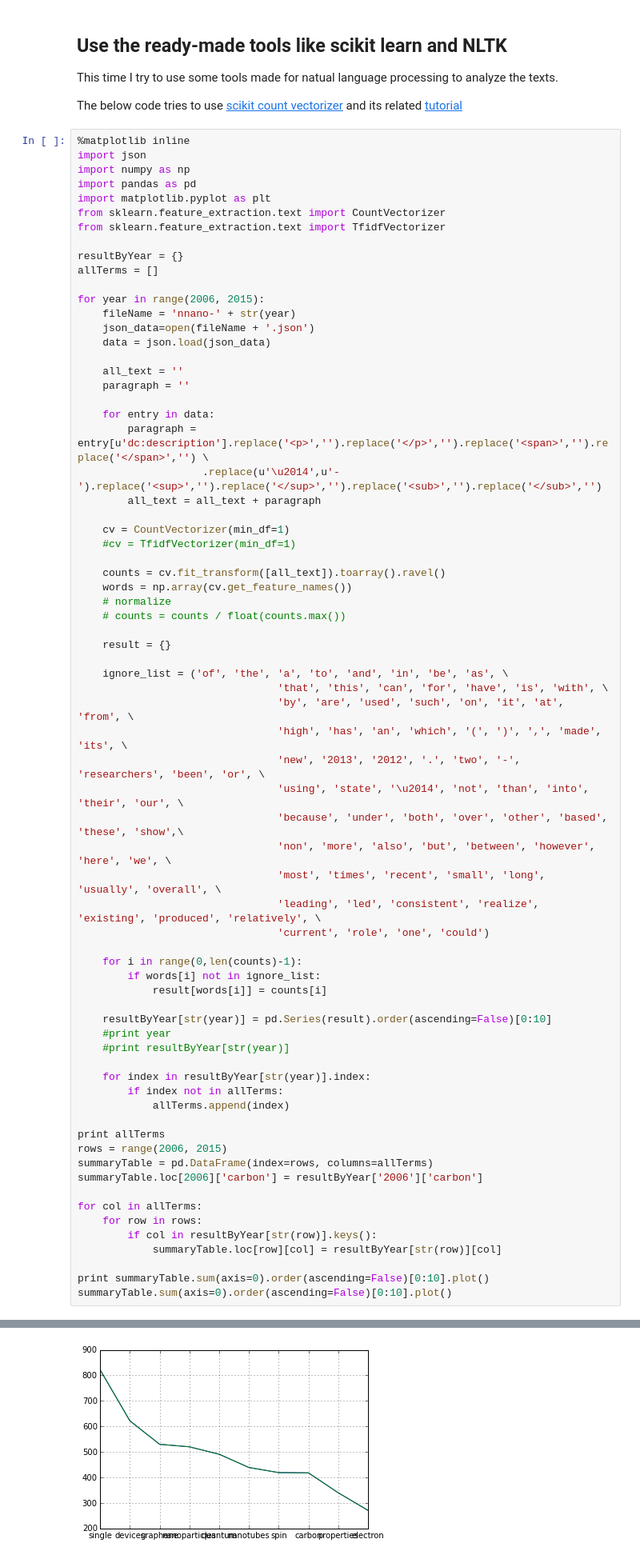
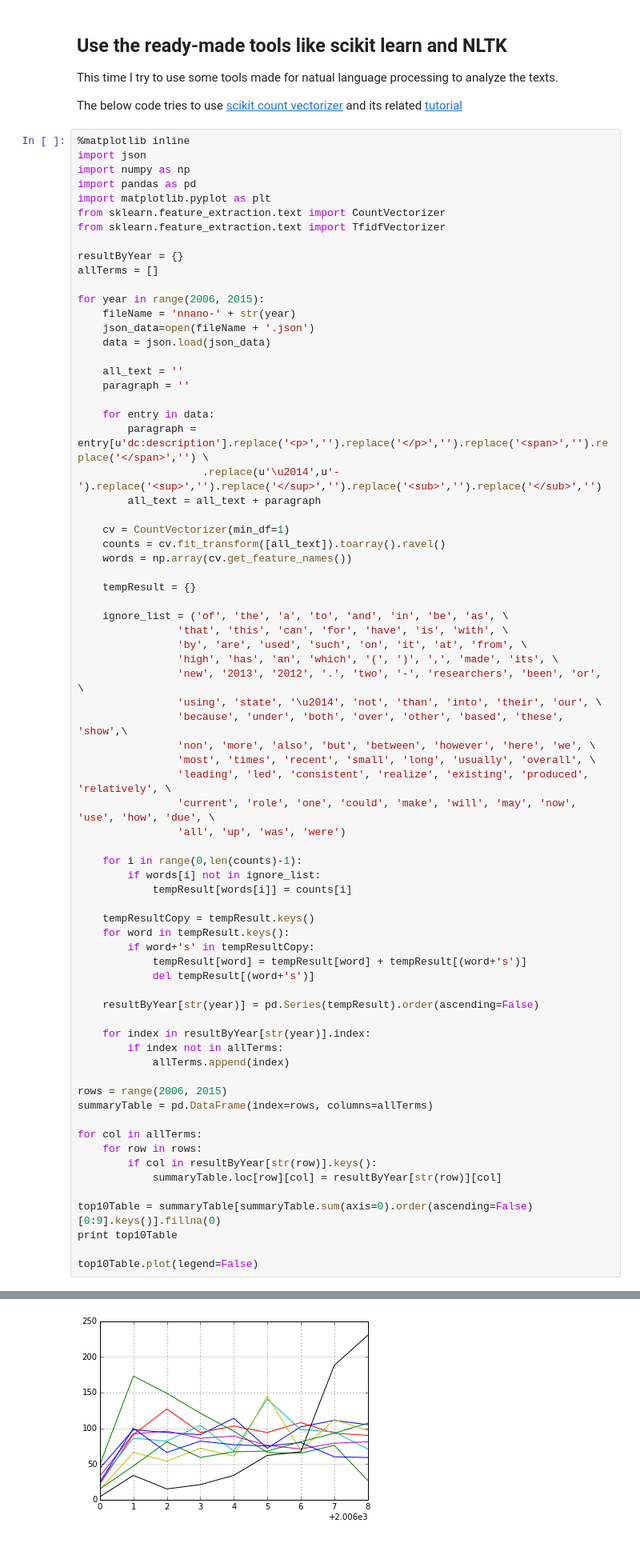
Before and after one commit to deene/learn-ipython, a Jupyter notebook: academic-data-mining.ipynb, the cells around one changed output, grey strips where cells are left out. Shown at 80% size. Saved outputs shown, nothing was run; the diff lists cells and outputs as text.

```diff
--- a/academic-data-mining.ipynb
+++ b/academic-data-mining.ipynb
@@ -275,49 +260,50 @@ for year in range(2006, 2015):
         all_text = all_text + paragraph
 
     cv = CountVectorizer(min_df=1)
-    #cv = TfidfVectorizer(min_df=1)
-
     counts = cv.fit_transform([all_text]).toarray().ravel()
     words = np.array(cv.get_feature_names())
-    # normalize
-    # counts = counts / float(counts.max())
 
-    result = {}
+    tempResult = {}
 
     ignore_list = ('of', 'the', 'a', 'to', 'and', 'in', 'be', 'as', \
-                                'that', 'this', 'can', 'for', 'have', 'is', 'with', \
-                                'by', 'are', 'used', 'such', 'on', 'it', 'at', 'from', \
-                                'high', 'has', 'an', 'which', '(', ')', ',', 'made', 'its', \
-                                'new', '2013', '2012', '.', 'two', '-', 'researchers', 'been', 'or', \
-                                'using', 'state', '\u2014', 'not', 'than', 'into', 'their', 'our', \
-                                'because', 'under', 'both', 'over', 'other', 'based', 'these', 'show',\
-                                'non', 'more', 'also', 'but', 'between', 'however', 'here', 'we', \
-                                'most', 'times', 'recent', 'small', 'long', 'usually', 'overall', \
-                                'leading', 'led', 'consistent', 'realize', 'existing', 'produced', 'relatively', \
-                                'current', 'role', 'one', 'could')
+                'that', 'this', 'can', 'for', 'have', 'is', 'with', \
+                'by', 'are', 'used', 'such', 'on', 'it', 'at', 'from', \
+                'high', 'has', 'an', 'which', '(', ')', ',', 'made', 'its', \
+                'new', '2013', '2012', '.', 'two', '-', 'researchers', 'been', 'or', \
+                'using', 'state', '\u2014', 'not', 'than', 'into', 'their', 'our', \
+                'because', 'under', 'both', 'over', 'other', 'based', 'these', 'show',\
+                'non', 'more', 'also', 'but', 'between', 'however', 'here', 'we', \
+                'most', 'times', 'recent', 'small', 'long', 'usually', 'overall', \
+                'leading', 'led', 'consistent', 'realize', 'existing', 'produced', 'relatively', \
+                'current', 'role', 'one', 'could', 'make', 'will', 'may', 'now', 'use', 'how', 'due', \
+                'all', 'up', 'was', 'were')
 
     for i in range(0,len(counts)-1):
         if words[i] not in ignore_list:
-            result[words[i]] = counts[i]
+            tempResult[words[i]] = counts[i]
 
-    resultByYear[str(year)] = pd.Series(result).order(ascending=False)[0:10]
-    #print year
-    #print resultByYear[str(year)]
+    tempResultCopy = tempResult.keys()
+    for word in tempResult.keys():
+        if word+'s' in tempResultCopy:
+            tempResult[word] = tempResult[word] + tempResult[(word+'s')]
+            del tempResult[(word+'s')]
+
+    resultByYear[str(year)] = pd.Series(tempResult).order(ascending=False)
 
     for index in resultByYear[str(year)].index:
         if index not in allTerms:
             allTerms.append(index)
 
-print allTerms
 rows = range(2006, 2015)
 summaryTable = pd.DataFrame(index=rows, columns=allTerms)
-summaryTable.loc[2006]['carbon'] = resultByYear['2006']['carbon']
 
 for col in allTerms:
     for row in rows:
         if col in resultByYear[str(row)].keys():
             summaryTable.loc[row][col] = resultByYear[str(row)][col]
 
-print summaryTable.sum(axis=0).order(ascending=False)[0:10].plot()
-summaryTable.sum(axis=0).order(ascending=False)[0:10].plot()
+top10Table = summaryTable[summaryTable.sum(axis=0).order(ascending=False)[0:9].keys()].fillna(0)
+print top10Table
+
+top10Table.plot(legend=False)
 # %% [output]
@@ -326,2 +327,2 @@ Axes(0.125,0.125;0.775x0.775)
 <matplotlib.axes._subplots.AxesSubplot at 0x...>
-[figure, old version]
+[figure, new version]
```
Also changed, not shown: parts of 4 cells of this notebook, 1 other file.
